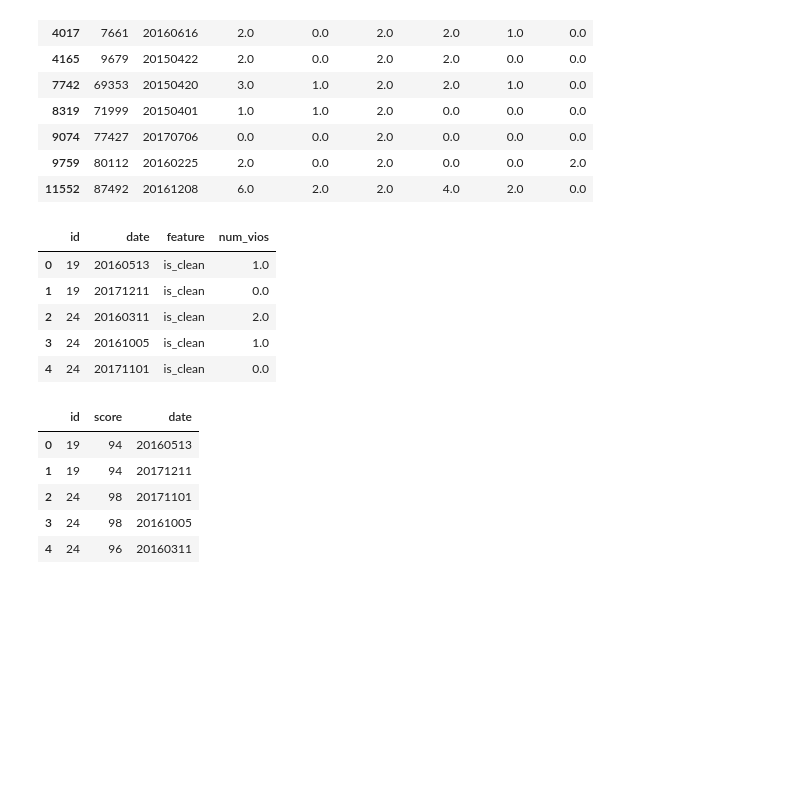
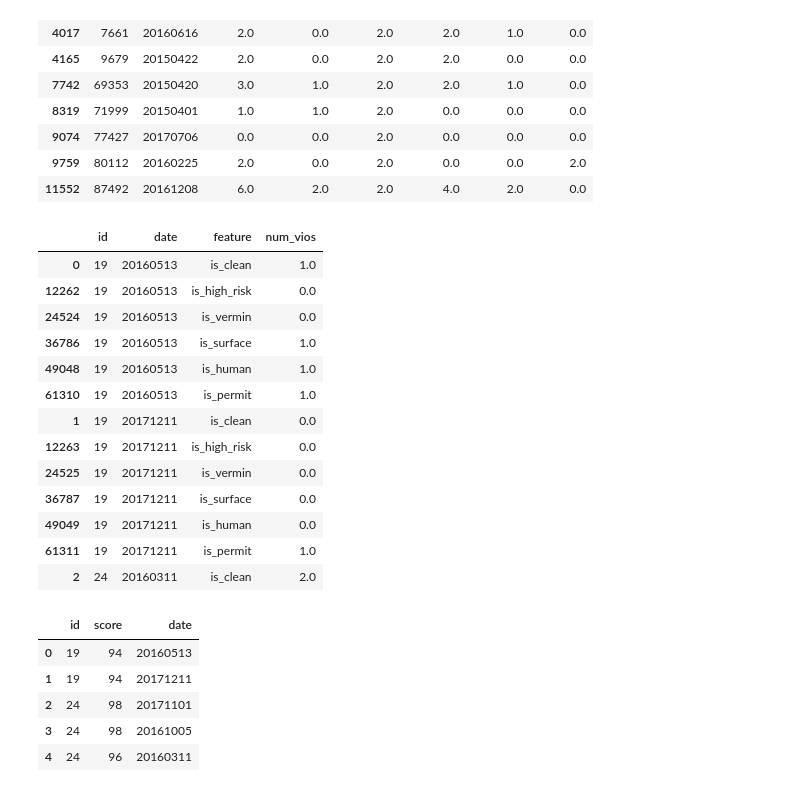
Before and after one commit to shayabarry/fa19, a Jupyter notebook: lecture/lec09/lec09-working-with-text.ipynb, the cells around one changed output. Cells and saved outputs as stored; diff of their text form; code cells hidden in the pictures; blank space fills up the shorter version.

```diff
--- a/lecture/lec09/lec09-working-with-text.ipynb
+++ b/lecture/lec09/lec09-working-with-text.ipynb
@@ -276,16 +280,25 @@ count_features.query('is_vermin > 1')
 | 11552 | 87492 | 20161208 | 6.0 | 2.0 | 2.0 | 4.0 | 2.0 | 0.0 |
 # %%
 #use a new pandas feature called "melt" that we won't describe in any detail
+#the granularity of the resulting frame is a violation type in a given inspection
 broken_down_by_violation_type = pd.melt(count_features, id_vars=['id', 'date'],
             var_name='feature', value_name='num_vios')
-broken_down_by_violation_type.head()
+broken_down_by_violation_type.sort_values(["id", "date"]).head(13)
 # %% [output]
 |  | id | date | feature | num_vios |
 | 0 | 19 | 20160513 | is_clean | 1.0 |
+| 12262 | 19 | 20160513 | is_high_risk | 0.0 |
+| 24524 | 19 | 20160513 | is_vermin | 0.0 |
+| 36786 | 19 | 20160513 | is_surface | 1.0 |
+| 49048 | 19 | 20160513 | is_human | 1.0 |
+| 61310 | 19 | 20160513 | is_permit | 1.0 |
 | 1 | 19 | 20171211 | is_clean | 0.0 |
+| 12263 | 19 | 20171211 | is_high_risk | 0.0 |
+| 24525 | 19 | 20171211 | is_vermin | 0.0 |
+| 36787 | 19 | 20171211 | is_surface | 0.0 |
+| 49049 | 19 | 20171211 | is_human | 0.0 |
+| 61311 | 19 | 20171211 | is_permit | 1.0 |
 | 2 | 24 | 20160311 | is_clean | 2.0 |
-| 3 | 24 | 20161005 | is_clean | 1.0 |
-| 4 | 24 | 20171101 | is_clean | 0.0 |
 # %%
 #read in the scores
 ins = pd.read_csv('inspections.csv',
```
Also changed, not shown: parts of 26 cells of this notebook, 7 other files.
